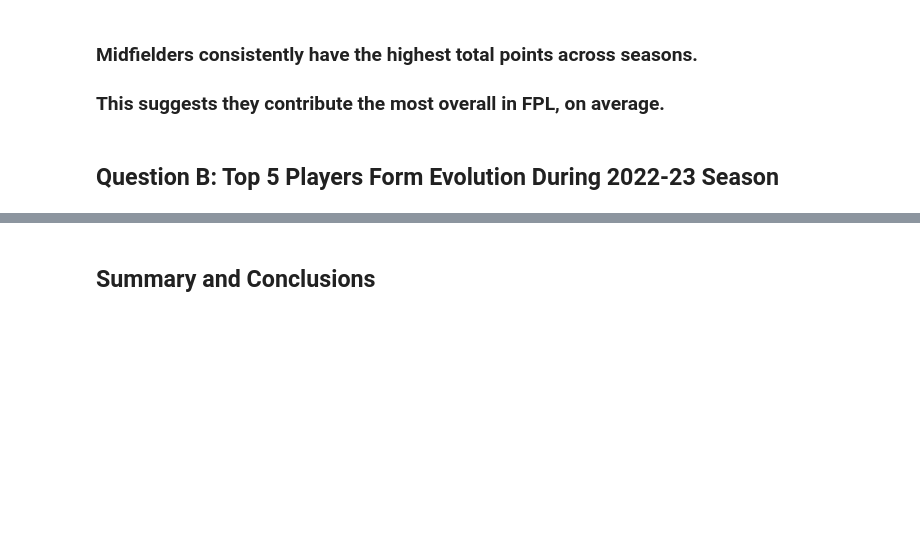
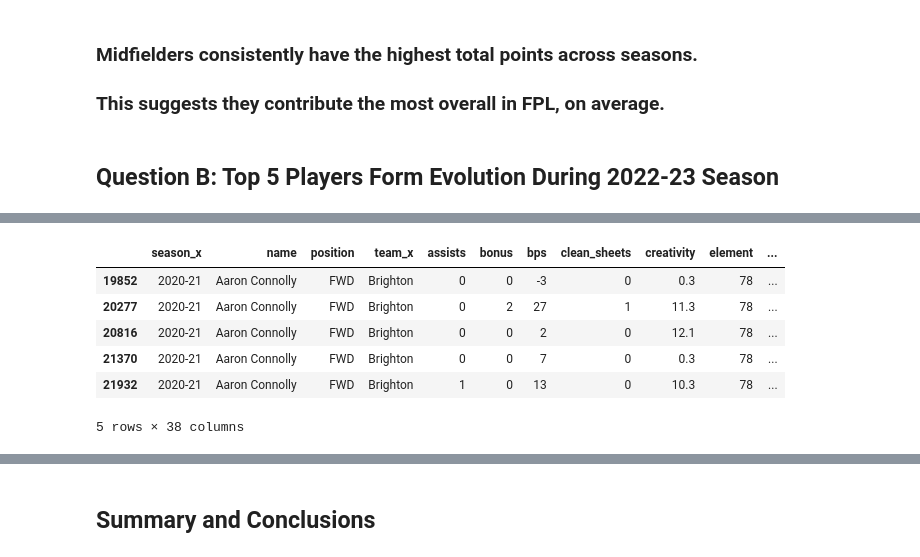
Before and after one commit to abdelrahman1903/Fantasy-Premier-League-Ai-Assistant, a Jupyter notebook: pl-2016-2023.ipynb, the cells around one changed output, grey strips where cells are left out. Cells and saved outputs as stored; diff of their text form; code cells hidden in the pictures; blank space fills up the shorter version.

```diff
--- a/pl-2016-2023.ipynb
+++ b/pl-2016-2023.ipynb
@@ -513,0 +550,10 @@ plt.show()
+# %%
+df.head()
+# %% [output]
+|  | season_x | name | position | team_x | assists | bonus | bps | clean_sheets | creativity | element | ... |
+| 19852 | 2020-21 | Aaron Connolly | FWD | Brighton | 0 | 0 | -3 | 0 | 0.3 | 78 | ... |
+| 20277 | 2020-21 | Aaron Connolly | FWD | Brighton | 0 | 2 | 27 | 1 | 11.3 | 78 | ... |
+| 20816 | 2020-21 | Aaron Connolly | FWD | Brighton | 0 | 0 | 2 | 0 | 12.1 | 78 | ... |
+| 21370 | 2020-21 | Aaron Connolly | FWD | Brighton | 0 | 0 | 7 | 0 | 0.3 | 78 | ... |
+| 21932 | 2020-21 | Aaron Connolly | FWD | Brighton | 1 | 0 | 13 | 0 | 10.3 | 78 | ... |
+5 rows × 38 columns
```
Also changed, not shown: parts of 50 cells of this notebook.
